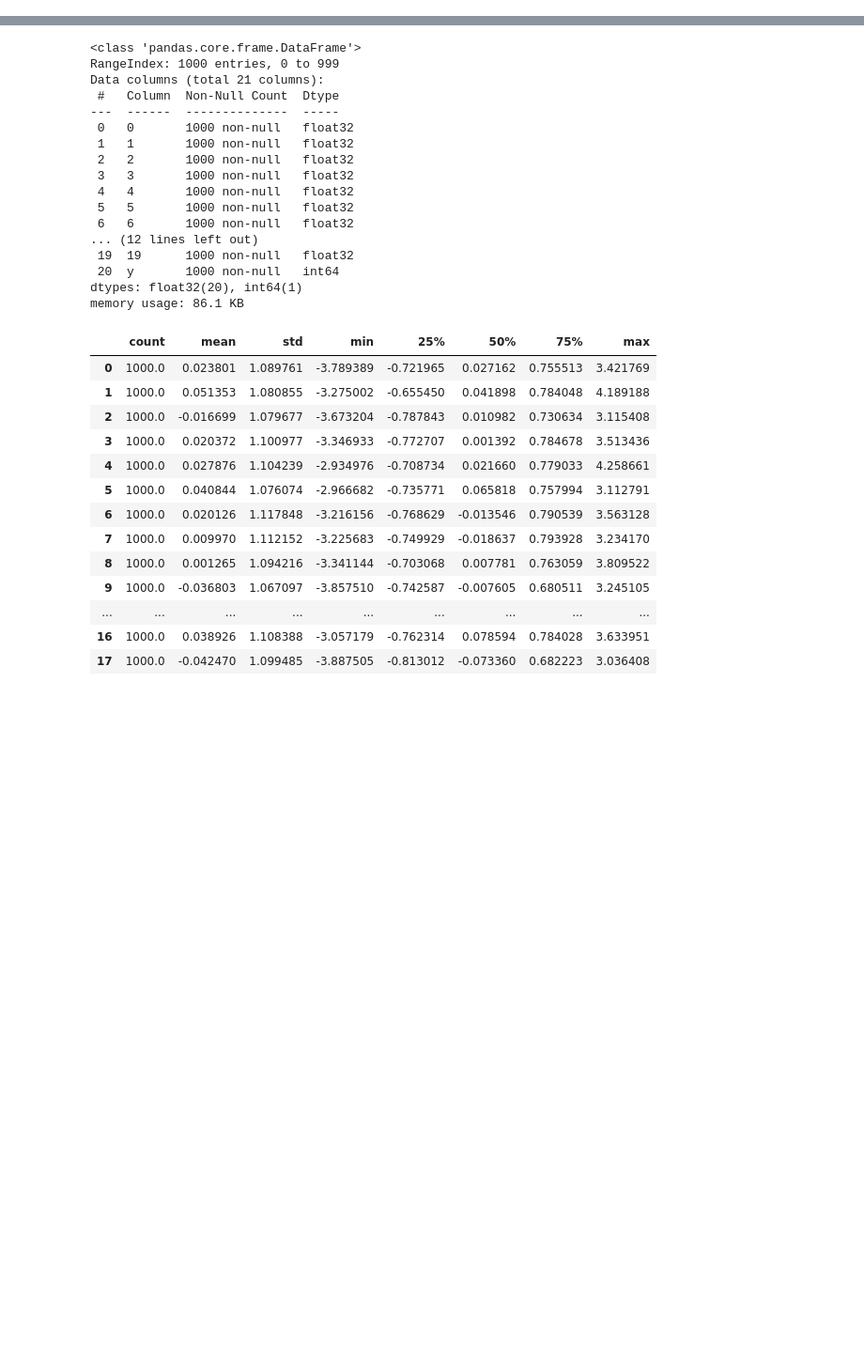
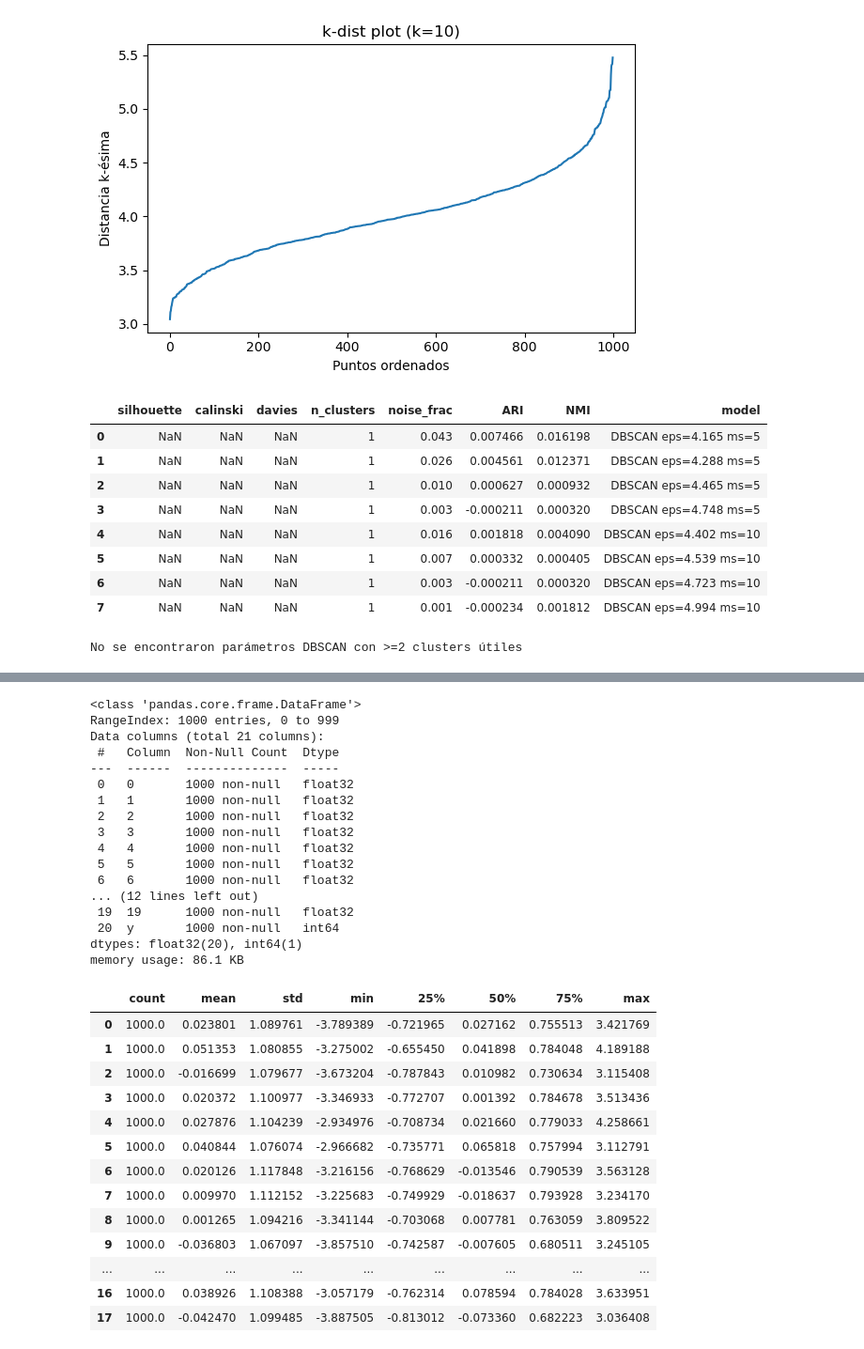
Before and after one commit to criss201x/hierarchical_Clustering_for_Dummies, a Jupyter notebook: unified_clustering_techniques.ipynb, the cells around one changed output, grey strips where cells are left out. Shown at 94% size. Cells and saved outputs as stored; diff of their text form; code cells hidden in the pictures; blank space fills up the shorter version.

```diff
--- a/unified_clustering_techniques.ipynb
+++ b/unified_clustering_techniques.ipynb
@@ -17,0 +309,68 @@ y_train = np.asarray(m["y_entrena"]).reshape(-1).astype(np.int64)
+# %%
+import numpy as np
+import matplotlib.pyplot as plt
+import pandas as pd
+from IPython.display import display
+from sklearn.cluster import DBSCAN
+from sklearn.neighbors import NearestNeighbors
+
+# k-dist plot (k ~ min_samples) para guiar eps
+k_for_plot = 10
+nn = NearestNeighbors(n_neighbors=k_for_plot).fit(X_rep_train)
+distances, _ = nn.kneighbors(X_rep_train)
+d_k = np.sort(distances[:, k_for_plot-1])
+
+plt.figure(figsize=(6,4))
+plt.plot(d_k)
+plt.title(f'k-dist plot (k={k_for_plot})'); plt.xlabel('Puntos ordenados'); plt.ylabel('Distancia k-ésima')
+plt.tight_layout(); plt.show()
+
+# Búsqueda simple de hiperparámetros
+min_samples_list = [5, 10, 15]
+qs = [0.85, 0.90, 0.95, 0.98]
+
+results=[]
+best=None
+best_score=-np.inf
+for min_s in min_samples_list:
+    nn = NearestNeighbors(n_neighbors=min_s).fit(X_rep_train)
+    distances, _ = nn.kneighbors(X_rep_train)
+    d_k = np.sort(distances[:, min_s-1])
+    eps_list = list(np.quantile(d_k, qs))
+    for eps in eps_list:
+        db = DBSCAN(eps=float(eps), min_samples=int(min_s), metric='euclidean')
+        labels = db.fit_predict(X_rep_train)
+        m = eval_clustering(X_rep_train, labels, y_true=(y_work if 'y_work' in globals() else None),
+                            name=f'DBSCAN eps={eps:.3f} ms={min_s}', ignore_noise=True)
+        results.append(m)
+        sc = m['silhouette']
+        if not np.isnan(sc) and sc > best_score and m['n_clusters']>=2:
+            best_score = sc; best = (eps, min_s, labels)
+
+dbscan_results_df = pd.DataFrame(results).sort_values(['silhouette','n_clusters'], ascending=[False,False])
+display(dbscan_results_df.head(8))
+
+if best is not None:
+    eps, min_s, labels = best
+    print(f'Mejor DBSCAN: eps={eps:.3f}, min_samples={min_s}, silhouette={best_score:.3f}, '
+          f'n_clusters={len(set(labels))-(1 if -1 in labels else 0)}, ruido={np.mean(labels==-1):.2%}')
+    plot_silhouette(X_rep_train, labels, title=f'Silhouette DBSCAN (eps={eps:.3f}, ms={min_s})')
+
+    plt.figure(figsize=(6,5))
+    plt.scatter(X_pca2[:,0], X_pca2[:,1], c=labels, s=10, cmap='tab10')
+    plt.title(f'DBSCAN en PCA2 (eps={eps:.3f}, ms={min_s})')
+    plt.tight_layout(); plt.show()
+else:
+    print('No se encontraron parámetros DBSCAN con >=2 clusters útiles')
+# %% [output]
+[figure, added]
+|  | silhouette | calinski | davies | n_clusters | noise_frac | ARI | NMI | model |
+| 0 | NaN | NaN | NaN | 1 | 0.043 | 0.007466 | 0.016198 | DBSCAN eps=4.165 ms=5 |
+| 1 | NaN | NaN | NaN | 1 | 0.026 | 0.004561 | 0.012371 | DBSCAN eps=4.288 ms=5 |
+| 2 | NaN | NaN | NaN | 1 | 0.010 | 0.000627 | 0.000932 | DBSCAN eps=4.465 ms=5 |
+| 3 | NaN | NaN | NaN | 1 | 0.003 | -0.000211 | 0.000320 | DBSCAN eps=4.748 ms=5 |
+| 4 | NaN | NaN | NaN | 1 | 0.016 | 0.001818 | 0.004090 | DBSCAN eps=4.402 ms=10 |
+| 5 | NaN | NaN | NaN | 1 | 0.007 | 0.000332 | 0.000405 | DBSCAN eps=4.539 ms=10 |
+| 6 | NaN | NaN | NaN | 1 | 0.003 | -0.000211 | 0.000320 | DBSCAN eps=4.723 ms=10 |
+| 7 | NaN | NaN | NaN | 1 | 0.001 | -0.000234 | 0.001812 | DBSCAN eps=4.994 ms=10 |
+No se encontraron parámetros DBSCAN con >=2 clusters útiles
```
Also changed, not shown: parts of 33 cells of this notebook, 4 other files.
